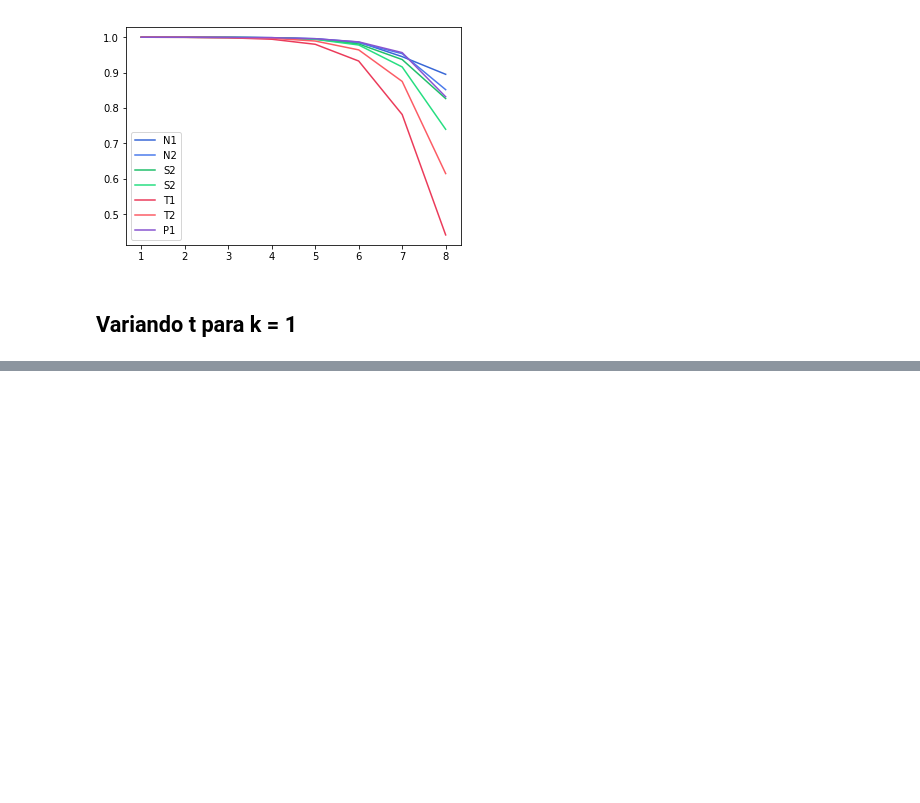
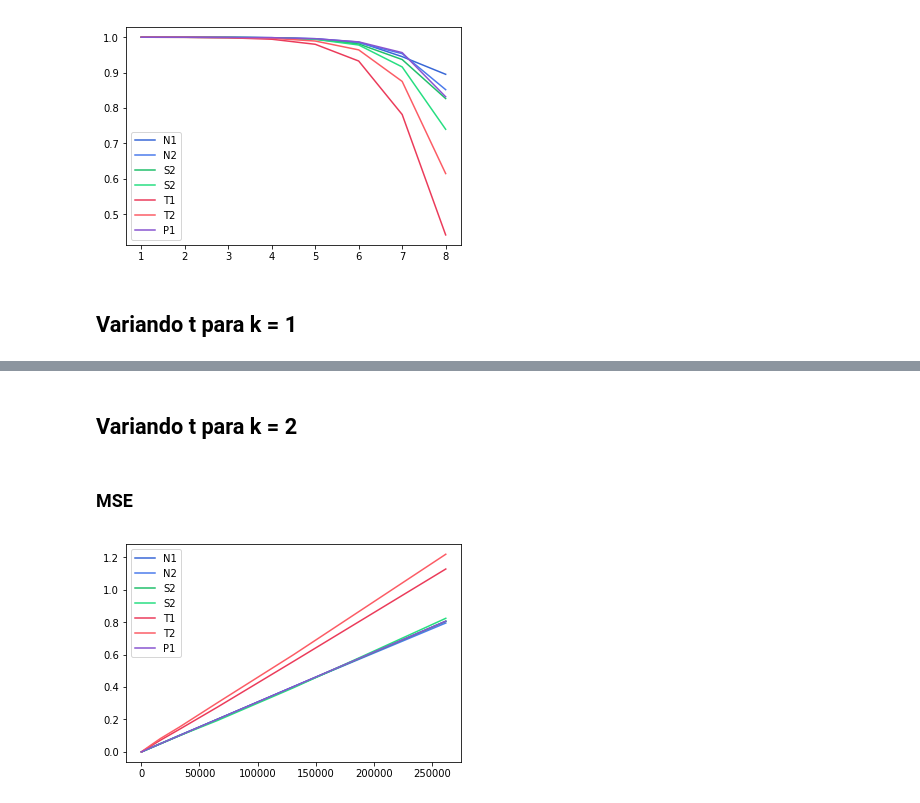
Before and after one commit to FerFrassia/Stego, a Jupyter notebook: scripts/Stego.ipynb, the cells around one changed output, grey strips where cells are left out. Saved outputs shown, nothing was run; the diff lists cells and outputs as text; code cells hidden in the pictures; blank space fills up the shorter version.

```diff
--- a/scripts/Stego.ipynb
+++ b/scripts/Stego.ipynb
@@ -65,0 +97,8 @@ plot(370000, 'ssim')
+# %% [markdown]
+## Variando t para k = 2
+# %% [markdown]
+### MSE
+# %%
+plot_varying_t(2, 'mse')
+# %% [output]
+[figure, added]
```
Also changed, not shown: parts of 12 cells of this notebook, 6 other files.
